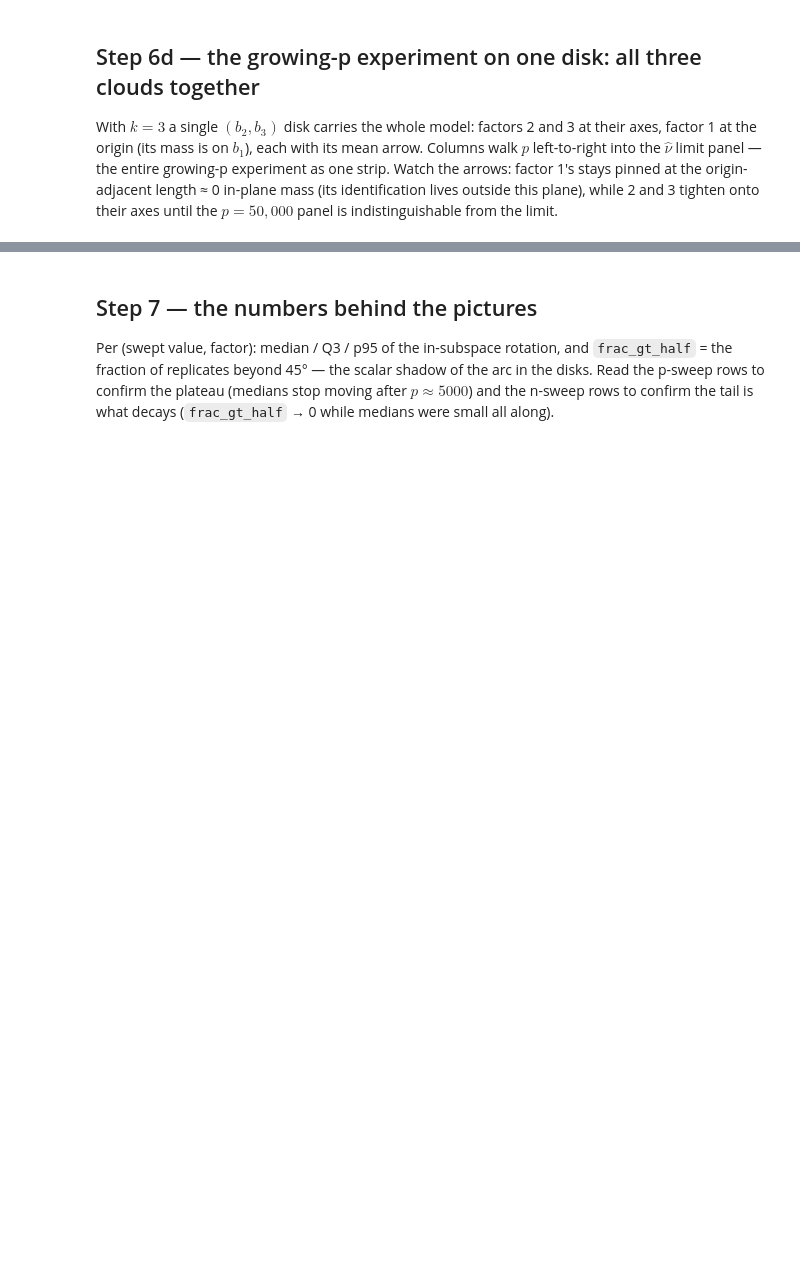
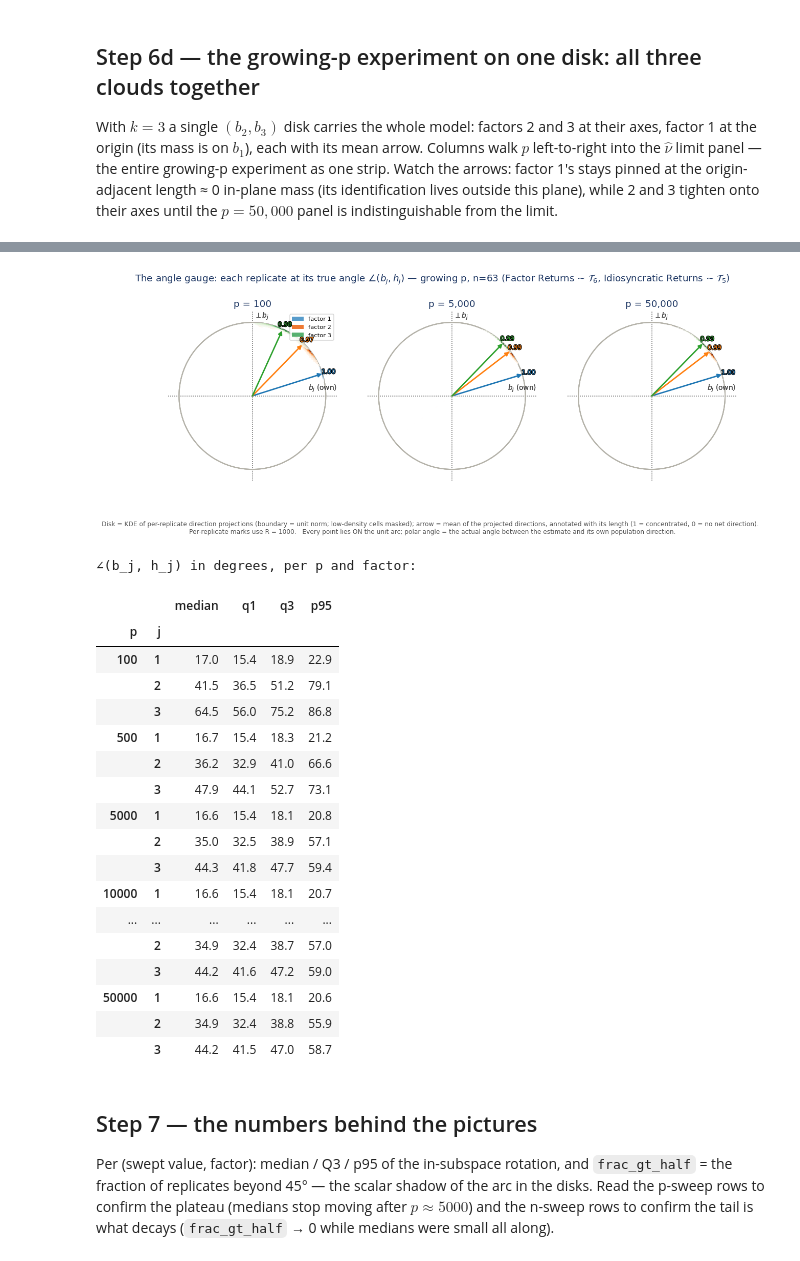
Before and after one commit to nlgac/factor_lab, a Jupyter notebook: ex-6_insub_rotation.ipynb, the cells around one changed output, grey strips where cells are left out. Cells and saved outputs as stored; diff of their text form; code cells hidden in the pictures; blank space fills up the shorter version.

```diff
--- a/ex-6_insub_rotation.ipynb
+++ b/ex-6_insub_rotation.ipynb
@@ -527,3 +635,48 @@ show(fig)
+# %%
+fig, _ = grid(
+    df_p, "p", factors=[1] * len(_P_STEPS),
+    col_titles=[f"p = {v:,}" for v in _P_STEPS],
+    rows=[Row(cells=[[DiskDensity("ang_c", "ang_s", factor=f, at={"p": v}, mean_arrow=True,
+                                  label=f"factor {f}",
+                                  labels=(r"$b_j$ (own)", r"$\perp b_j$"))
+                      for f in (1, 2, 3)]
+                     for v in _P_STEPS],
+              height=1.0)],
+    sharey=False, figsize=(11.8, 4.9), formats=FIG_FORMATS,
+    suptitle=rf"The angle gauge: each replicate at its true angle "
+             rf"$\angle(b_j, h_j)$ — growing p, n=63 {_TAILS}",
+    caption_extra="Every point lies ON the unit arc; polar angle = the actual angle "
+                  "between the estimate and its own population direction.",
+    out_path=OUT_DIR / "ex6_angle_gauge_growing_p")
+show(fig)
+
+print("∠(b_j, h_j) in degrees, per p and factor:")
+_a = df_p.assign(ang_deg=np.degrees(np.arccos(df_p["ang_c"])))
+display(_a.groupby(["p", "j"])["ang_deg"]
+          .agg(median="median", q1=lambda s: s.quantile(0.25),
+               q3=lambda s: s.quantile(0.75), p95=lambda s: s.quantile(0.95))
+          .round(1))
+# %% [output]
+[figure, added]
+∠(b_j, h_j) in degrees, per p and factor:
+|  |  | median | q1 | q3 | p95 |
+| p | j |  |  |  |  |
+| 100 | 1 | 17.0 | 15.4 | 18.9 | 22.9 |
+|  | 2 | 41.5 | 36.5 | 51.2 | 79.1 |
+|  | 3 | 64.5 | 56.0 | 75.2 | 86.8 |
+| 500 | 1 | 16.7 | 15.4 | 18.3 | 21.2 |
+|  | 2 | 36.2 | 32.9 | 41.0 | 66.6 |
+|  | 3 | 47.9 | 44.1 | 52.7 | 73.1 |
+| 5000 | 1 | 16.6 | 15.4 | 18.1 | 20.8 |
+|  | 2 | 35.0 | 32.5 | 38.9 | 57.1 |
+|  | 3 | 44.3 | 41.8 | 47.7 | 59.4 |
+| 10000 | 1 | 16.6 | 15.4 | 18.1 | 20.7 |
+| ... | ... | ... | ... | ... | ... |
+|  | 2 | 34.9 | 32.4 | 38.7 | 57.0 |
+|  | 3 | 44.2 | 41.6 | 47.2 | 59.0 |
+| 50000 | 1 | 16.6 | 15.4 | 18.1 | 20.6 |
+|  | 2 | 34.9 | 32.4 | 38.8 | 55.9 |
+|  | 3 | 44.2 | 41.5 | 47.0 | 58.7 |
 # %% [markdown]
 ## Step 7 — the numbers behind the pictures
 
```
Also changed, not shown: parts of 13 cells of this notebook, 12 other files.
